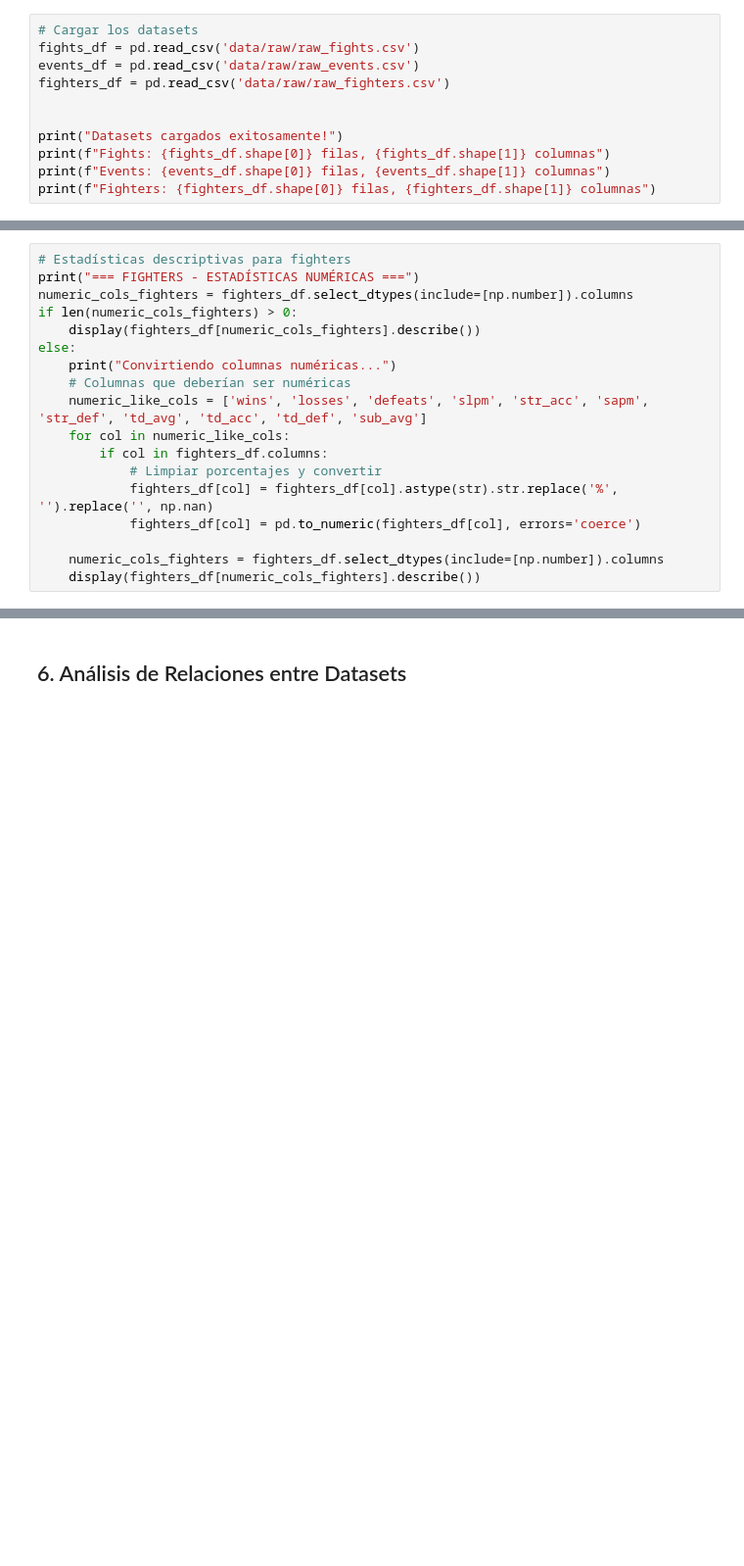
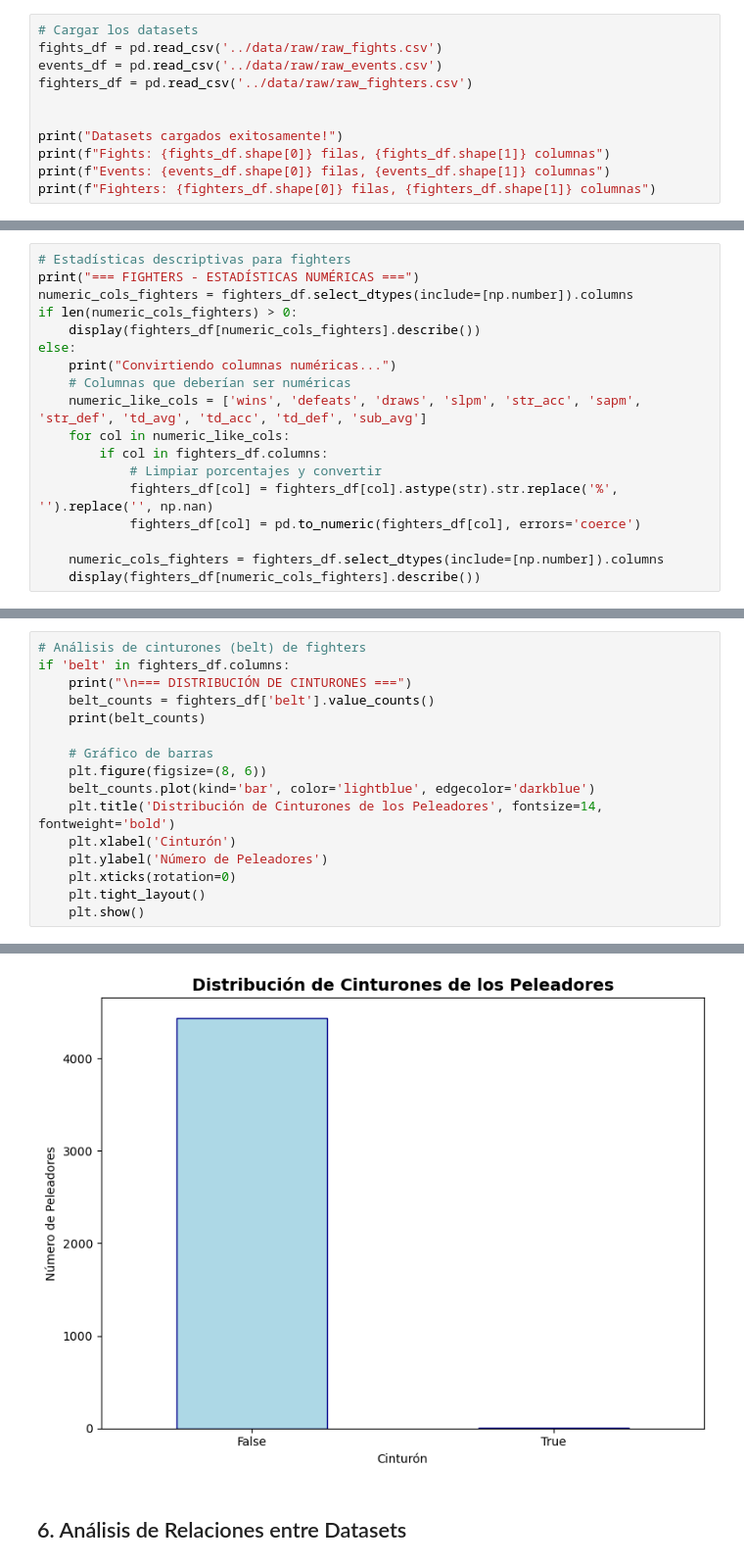
Before and after one commit to santifdezz/ufc-etl, a Jupyter notebook: notebooks/01_data_exploration.ipynb, the cells around one changed output, grey strips where cells are left out. Shown at 98% size. Cells and saved outputs as stored; diff of their text form; blank space fills up the shorter version.

```diff
--- a/notebooks/01_data_exploration.ipynb
+++ b/notebooks/01_data_exploration.ipynb
@@ -27,8 +32,8 @@ pd.set_option('display.max_rows', 100)
 # %%
 # Cargar los datasets
-fights_df = pd.read_csv('data/raw/raw_fights.csv')
-events_df = pd.read_csv('data/raw/raw_events.csv')
-fighters_df = pd.read_csv('data/raw/raw_fighters.csv')
+fights_df = pd.read_csv('../data/raw/raw_fights.csv')
+events_df = pd.read_csv('../data/raw/raw_events.csv')
+fighters_df = pd.read_csv('../data/raw/raw_fighters.csv')
 
 
 print("Datasets cargados exitosamente!")
@@ -112,7 +254,7 @@ if len(numeric_cols_fighters) > 0:
 else:
     print("Convirtiendo columnas numéricas...")
     # Columnas que deberían ser numéricas
-    numeric_like_cols = ['wins', 'losses', 'defeats', 'slpm', 'str_acc', 'sapm', 'str_def', 'td_avg', 'td_acc', 'td_def', 'sub_avg']
+    numeric_like_cols = ['wins', 'defeats', 'draws', 'slpm', 'str_acc', 'sapm', 'str_def', 'td_avg', 'td_acc', 'td_def', 'sub_avg']
     for col in numeric_like_cols:
         if col in fighters_df.columns:
             # Limpiar porcentajes y convertir
@@ -170,0 +376,17 @@ if 'stance' in fighters_df.columns:
+# %%
+# Análisis de cinturones (belt) de fighters
+if 'belt' in fighters_df.columns:
+    print("\n=== DISTRIBUCIÓN DE CINTURONES ===")
+    belt_counts = fighters_df['belt'].value_counts()
+    print(belt_counts)
+
+    # Gráfico de barras
+    plt.figure(figsize=(8, 6))
+    belt_counts.plot(kind='bar', color='lightblue', edgecolor='darkblue')
+    plt.title('Distribución de Cinturones de los Peleadores', fontsize=14, fontweight='bold')
+    plt.xlabel('Cinturón')
+    plt.ylabel('Número de Peleadores')
+    plt.xticks(rotation=0)
+    plt.tight_layout()
+    plt.show()
+# %% [output]
@@ -171,3 +398,4 @@ if 'stance' in fighters_df.columns:
+[figure, added]
 # %% [markdown]
 ## 6. Análisis de Relaciones entre Datasets
 # %%
```
Also changed, not shown: parts of 30 cells of this notebook, 29 other files.
